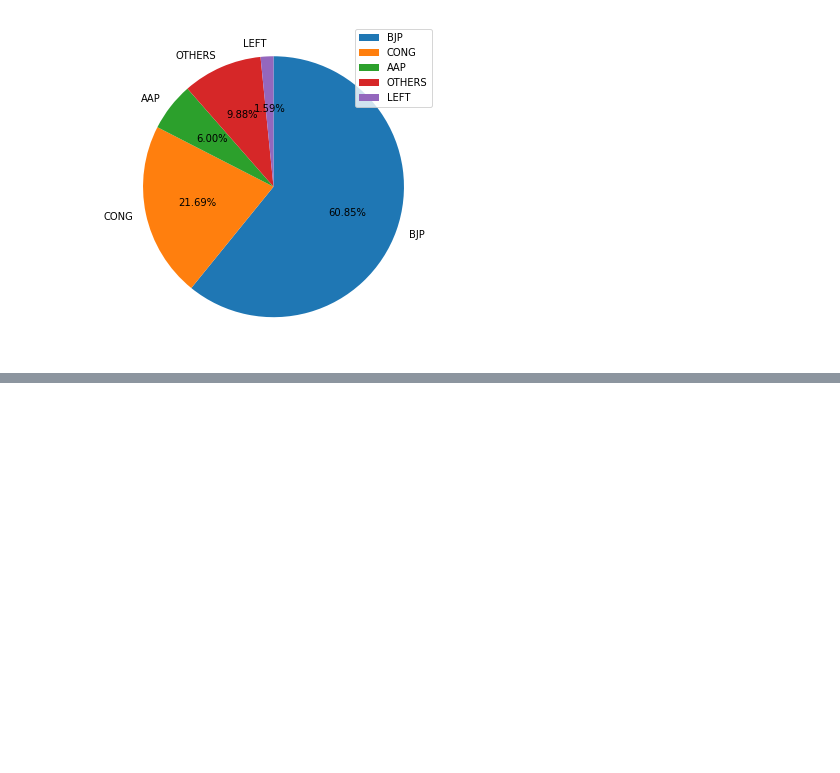
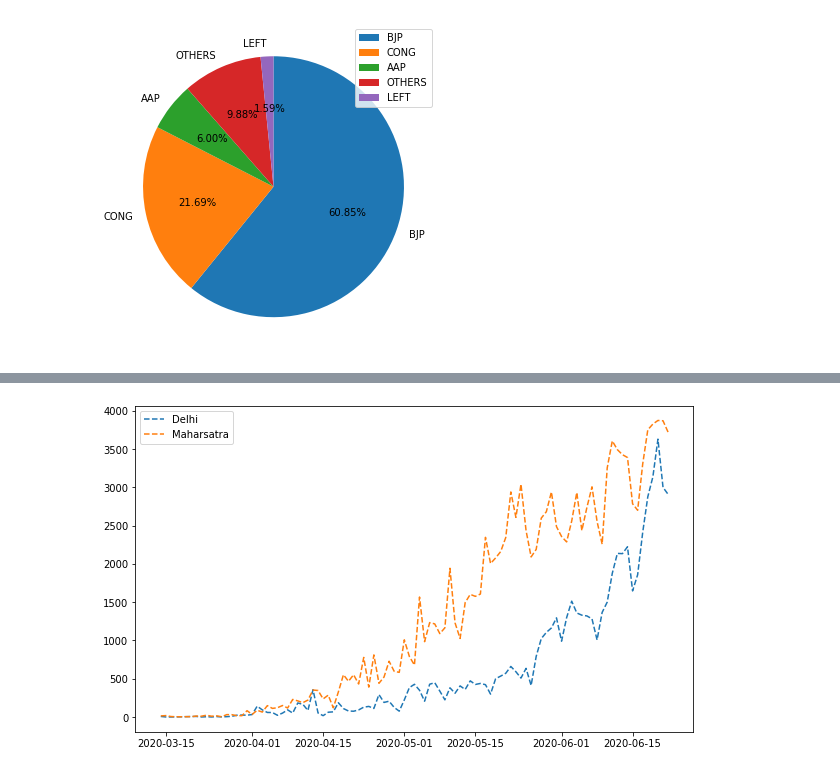
Before and after one commit to brainmentorspvtltd/NITTTR_DataAnalysisOnlineFDP, a Jupyter notebook: MatplotlibCodes.ipynb, the cells around one changed output, grey strips where cells are left out. Drawn from its saved outputs; the diff is of its cells as text; code cells hidden in the pictures; blank space fills up the shorter version.

```diff
--- a/MatplotlibCodes.ipynb
+++ b/MatplotlibCodes.ipynb
@@ -20,0 +61,8 @@ plt.show()
+# %%
+plt.figure(figsize=(10,6))
+plt.plot(confirmed_cases['date'], confirmed_cases['dl'], label='Delhi',linestyle='--')
+plt.plot(confirmed_cases['date'], confirmed_cases['mh'], label='Maharsatra',linestyle='--')
+plt.legend()
+plt.show()
+# %% [output]
+[figure, added]
```
Also changed, not shown: parts of 11 cells of this notebook, 2 other files.
